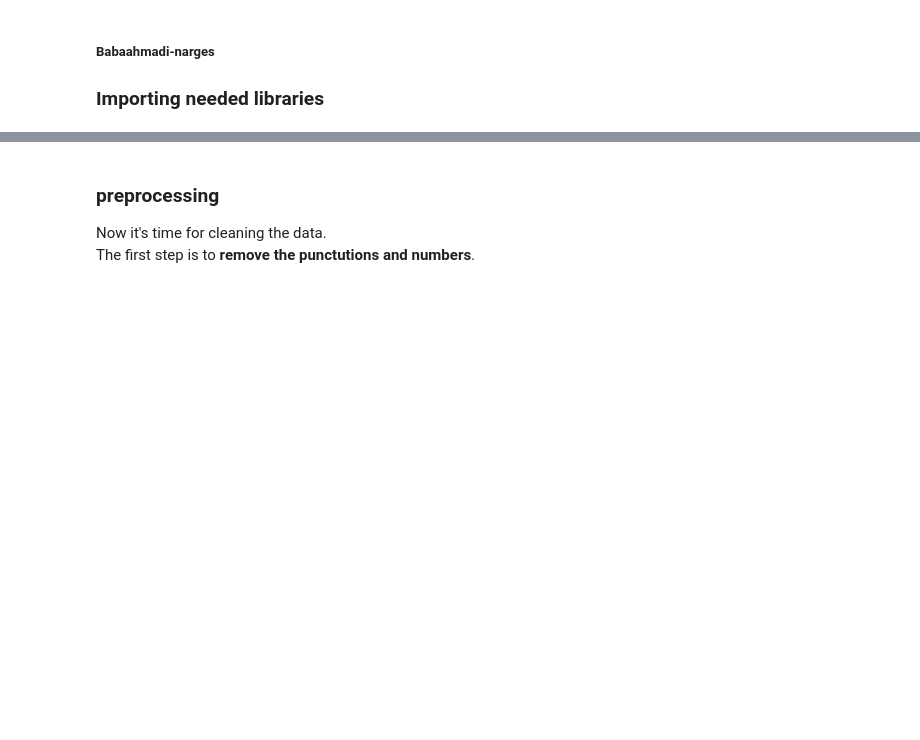
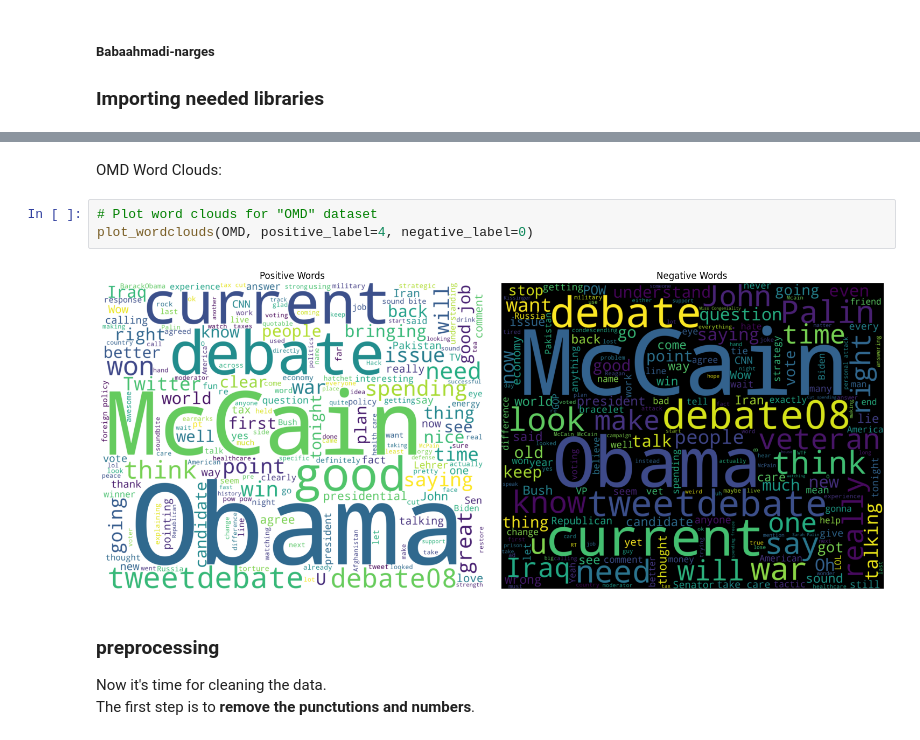
Before and after one commit to nargesbh/sentiment-analysis, a Jupyter notebook: Sentiment.ipynb, the cells around one changed output, grey strips where cells are left out. Cells and saved outputs as stored; diff of their text form; blank space fills up the shorter version.

```diff
--- a/Sentiment.ipynb
+++ b/Sentiment.ipynb
@@ -36,3 +135,10 @@ df.head()
+# %% [markdown]
+OMD Word Clouds:
+# %%
+# Plot word clouds for "OMD" dataset
+plot_wordclouds(OMD, positive_label=4, negative_label=0)
+# %% [output]
+[figure, added]
 # %% [markdown]
 ### preprocessing
 Now it's time for cleaning the data.\
```
Also changed, not shown: parts of 83 cells of this notebook.
